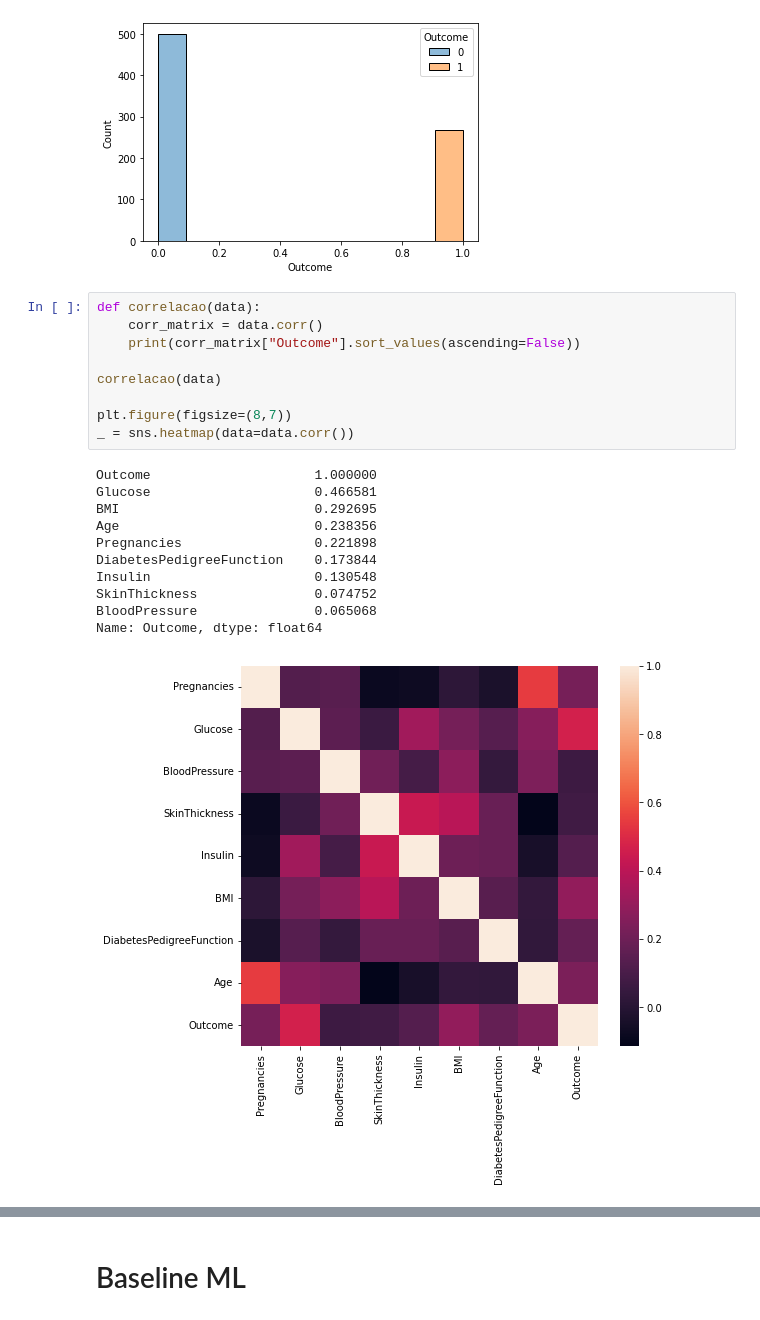
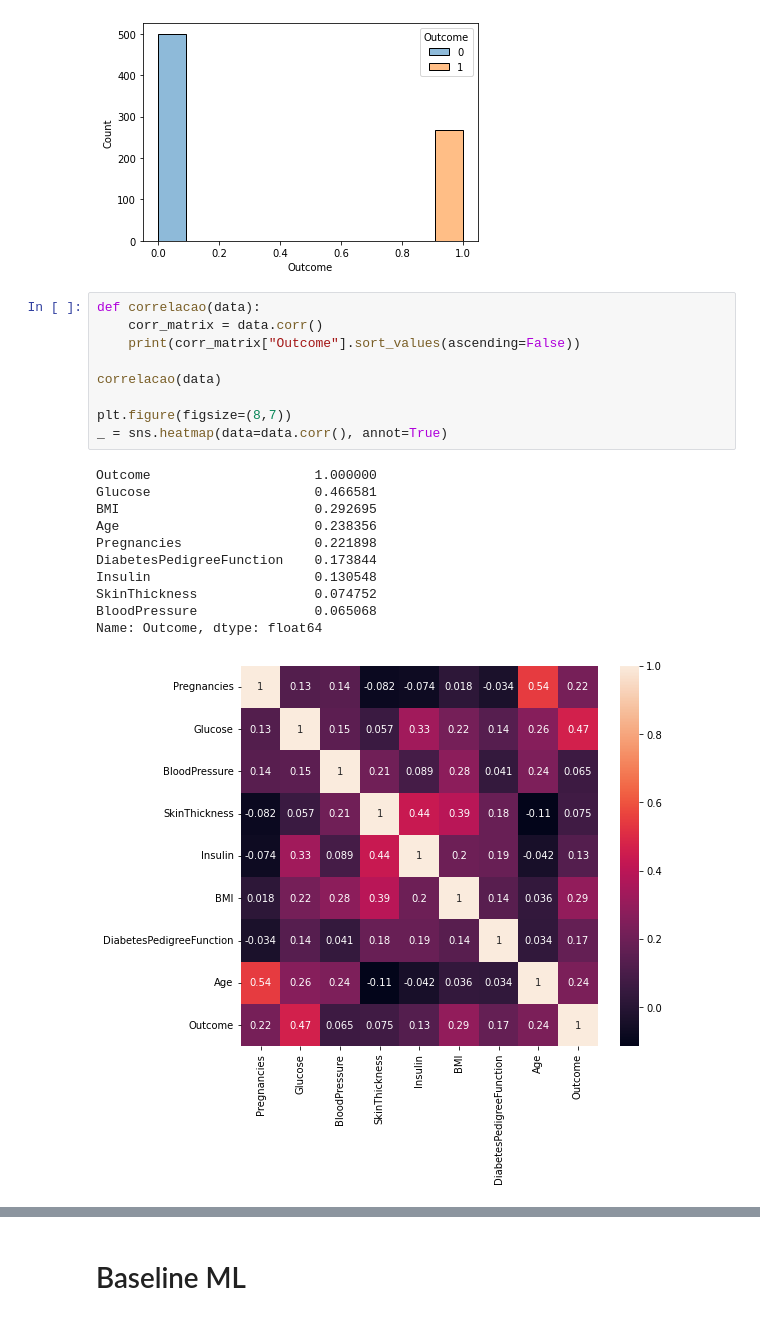
Before and after one commit to franklinzppa/diabetes-classification, a Jupyter notebook: diabetes-clf.ipynb, the cells around one changed output, grey strips where cells are left out. Cells and saved outputs as stored; diff of their text form.

```diff
--- a/diabetes-clf.ipynb
+++ b/diabetes-clf.ipynb
@@ -194,21 +194,21 @@ _ = sns.histplot(data, x="Outcome", hue="Outcome")
 # %%
 def correlacao(data):
     corr_matrix = data.corr()
     print(corr_matrix["Outcome"].sort_values(ascending=False))
 
 correlacao(data)
 
 plt.figure(figsize=(8,7))
-_ = sns.heatmap(data=data.corr())
+_ = sns.heatmap(data=data.corr(), annot=True)
 # %% [output]
 Outcome                     1.000000
 Glucose                     0.466581
 BMI                         0.292695
 Age                         0.238356
 Pregnancies                 0.221898
 DiabetesPedigreeFunction    0.173844
 Insulin                     0.130548
 SkinThickness               0.074752
 BloodPressure               0.065068
 Name: Outcome, dtype: float64
-[figure, old version]
+[figure, new version]
```
Also changed, not shown: parts of 13 cells of this notebook, 1 other file.
